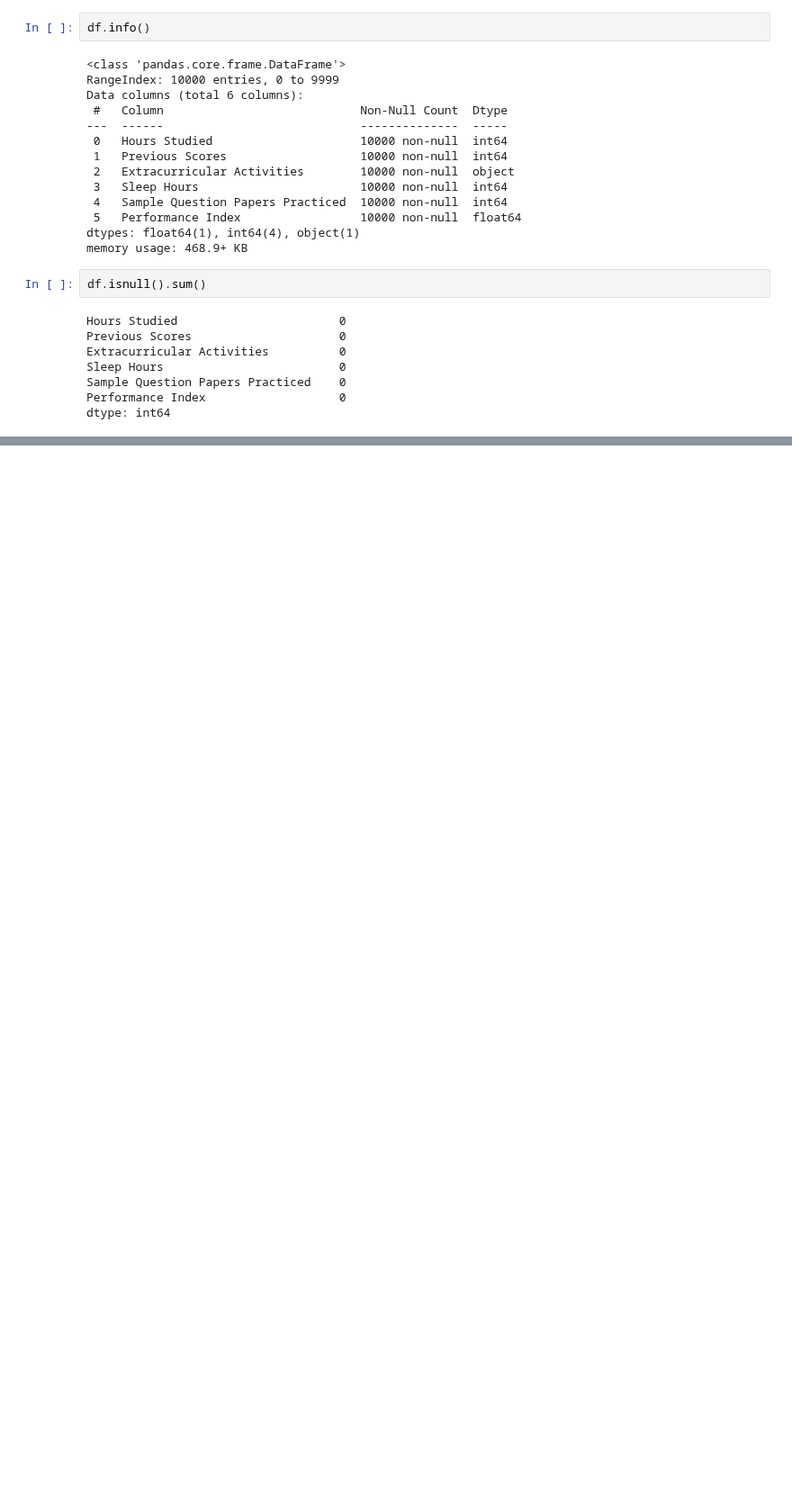
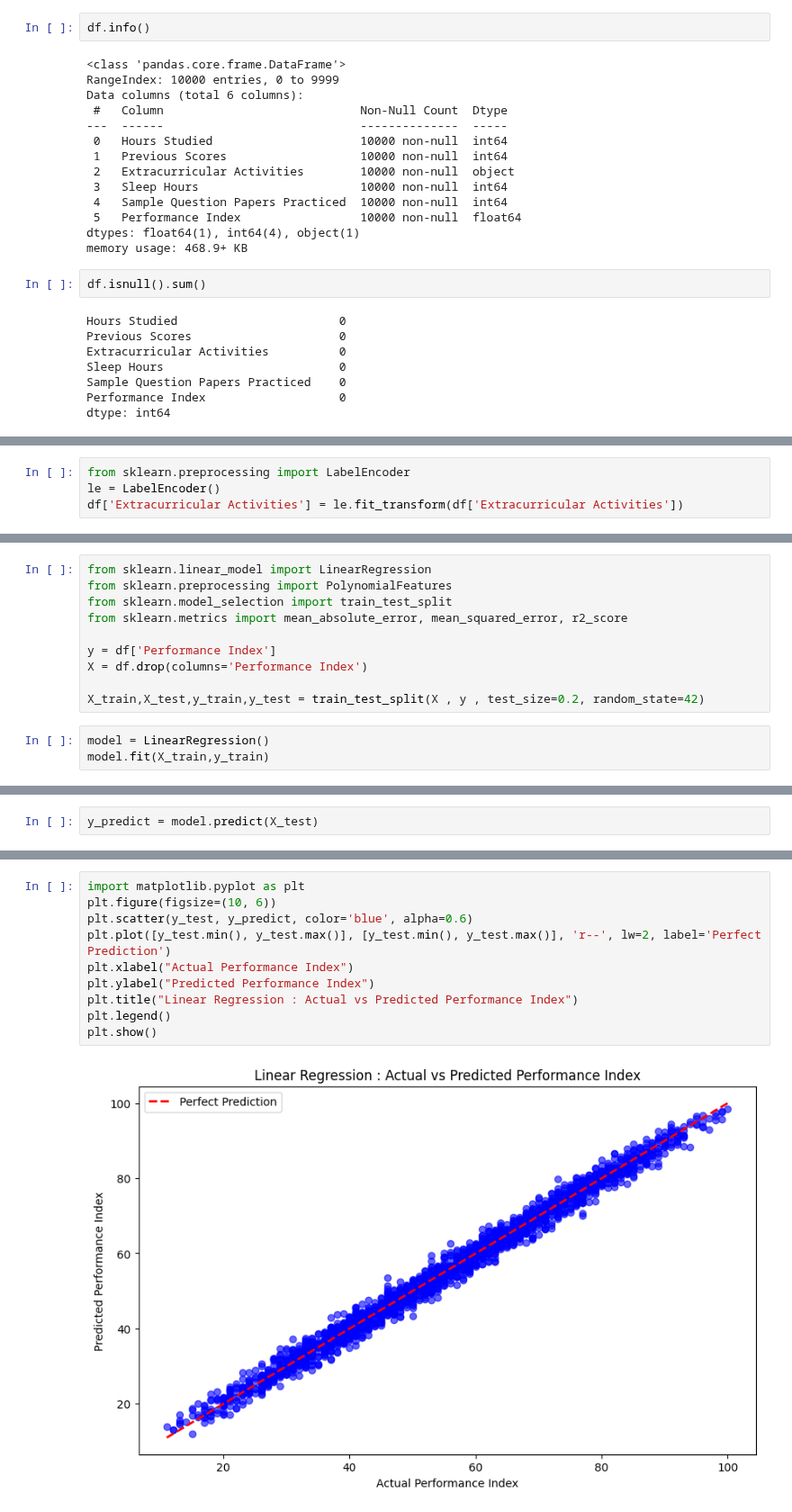
Before and after one commit to khoulaCode/machine-learning-code-orbit, a Jupyter notebook: team_members/from_almuhannad/student_performance.ipynb, the cells around one changed output, grey strips where cells are left out. Shown at 90% size. Drawn from its saved outputs; the diff is of its cells as text; blank space fills up the shorter version.

```diff
--- a/team_members/from_almuhannad/student_performance.ipynb
+++ b/team_members/from_almuhannad/student_performance.ipynb
@@ -72,0 +130,4 @@ np.int64(127)
+# %%
+from sklearn.preprocessing import LabelEncoder
+le = LabelEncoder()
+df['Extracurricular Activities'] = le.fit_transform(df['Extracurricular Activities'])
@@ -72,0 +150,13 @@ np.int64(127)
+# %%
+from sklearn.linear_model import LinearRegression
+from sklearn.preprocessing import PolynomialFeatures
+from sklearn.model_selection import train_test_split
+from sklearn.metrics import mean_absolute_error, mean_squared_error, r2_score
+
+y = df['Performance Index']
+X = df.drop(columns='Performance Index')
+
+X_train,X_test,y_train,y_test = train_test_split(X , y , test_size=0.2, random_state=42)
+# %%
+model = LinearRegression()
+model.fit(X_train,y_train)
@@ -72,0 +165,2 @@ np.int64(127)
+# %%
+y_predict = model.predict(X_test)
@@ -72,0 +185,12 @@ np.int64(127)
+# %%
+import matplotlib.pyplot as plt
+plt.figure(figsize=(10, 6))
+plt.scatter(y_test, y_predict, color='blue', alpha=0.6)
+plt.plot([y_test.min(), y_test.max()], [y_test.min(), y_test.max()], 'r--', lw=2, label='Perfect Prediction')
+plt.xlabel("Actual Performance Index")
+plt.ylabel("Predicted Performance Index")
+plt.title("Linear Regression : Actual vs Predicted Performance Index")
+plt.legend()
+plt.show()
+# %% [output]
+[figure, added]
```
Also changed, not shown: parts of 25 cells of this notebook.
